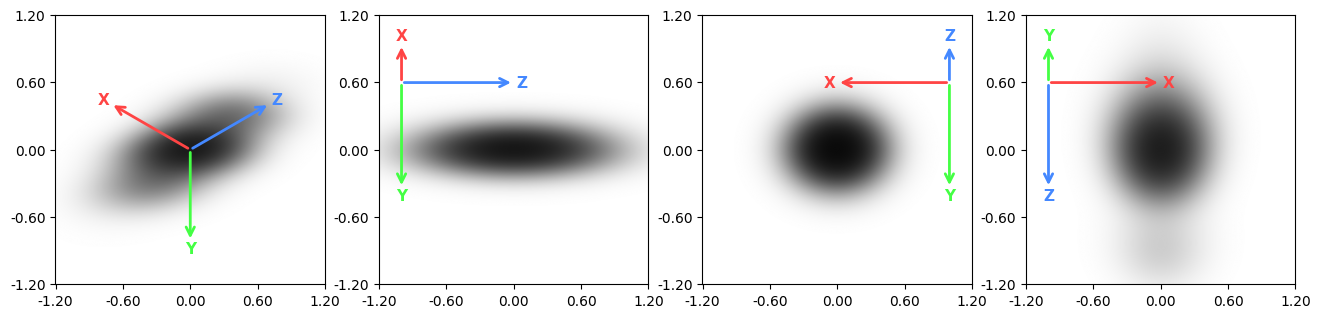
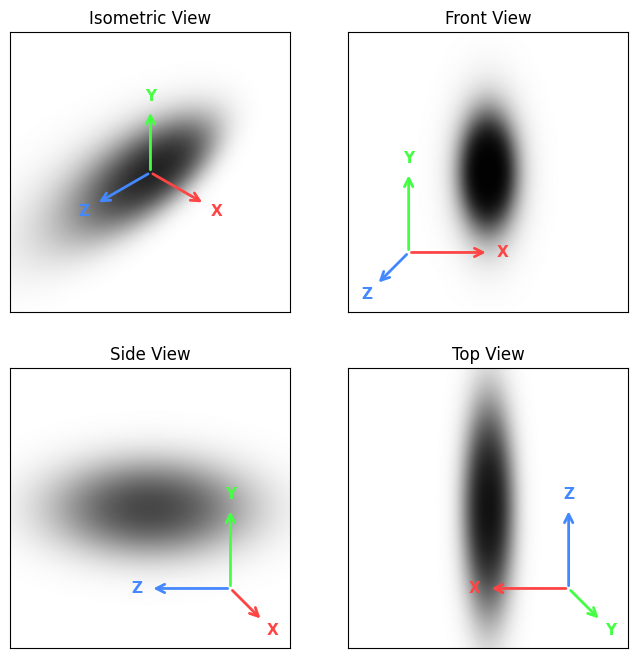
The notebook cell's code change between the first figure and the second:
--- before
+++ after
@@ -2,30 +2,47 @@
 
 gaussian = Gaussian(
-    mean=[0.0, 0.0, 0.0], 
-    scale=[0.25, 0.12, 0.5],
+    mean=[0,0,0], 
+    scale=[0.12, 0.25, 0.5],
     rot=[0,0,0]
 )
 
-vrender = Volume_Renderer(server=server, W=500, focal_length=2, delta=0.5, max_depth=10)
+vrender = Volume_Renderer(server=server, W=300, focal_length=2, delta=0.05, max_depth=10)
 
 rho = 2.5
-sq = np.sqrt(rho**2/3)
-iso_cam_pos = np.array([sq, sq, sq]) + gaussian.mean
+sq = np.sqrt((rho**2)/3)
 
-nudge_deg = 20
+nudge_deg = 0
+target = np.array([0,0,0])
+iso_cam_pos = np.array([sq, sq, sq]) + target
+
 cams = [
     camera_look_at_origin(*iso_cam_pos),
-    camera_orbit(rho, 180,90,nudge_deg, *gaussian.mean),
-    camera_orbit(rho, nudge_deg,0,-180, *gaussian.mean),
-    camera_orbit(rho, -90 + nudge_deg,0,0, *gaussian.mean) 
+    camera_orbit(rho, nudge_deg,0,-180, *target),
+    camera_orbit(rho, 180,90,nudge_deg, *target),
+    camera_orbit(rho, -90 + nudge_deg,0,0, *target) 
 ]
 
-fig,axes = plt.subplots(1,4, figsize=(16,4))
+names = [
+    'Isometric View',
+    'Front View',
+    "Side View",
+    "Top View"
+]
+
+fig,axes = plt.subplots(
+    2,2, 
+    figsize=(8,8), 
+    #dpi=1200
+    )
 ortho_box = 1.2
 ax_origin=(-1, -1, -1)
-for cam, ax in zip(cams, axes):
-    vrender.render(gaussian, cam, ax, ortho_view_box=ortho_box,ax_origin=ax_origin)
-    
 
+# for cam, ax in zip(cams, axes[0]):
+#     vrender.render(gaussian, cam, ax, ortho_view_box=ortho_box,ax_origin=ax_origin)
+
+for cam, ax, name in zip(cams[:2], axes[0], names[:2]):
+    vrender.render(gaussian, cam, ax,ax_origin=ax_origin, title=name)
+for cam, ax, name in zip(cams[2:], axes[1], names[2:]):
+    vrender.render(gaussian, cam, ax,ax_origin=ax_origin, title=name)
 
 fig.show()

Commit: producing usable diagram